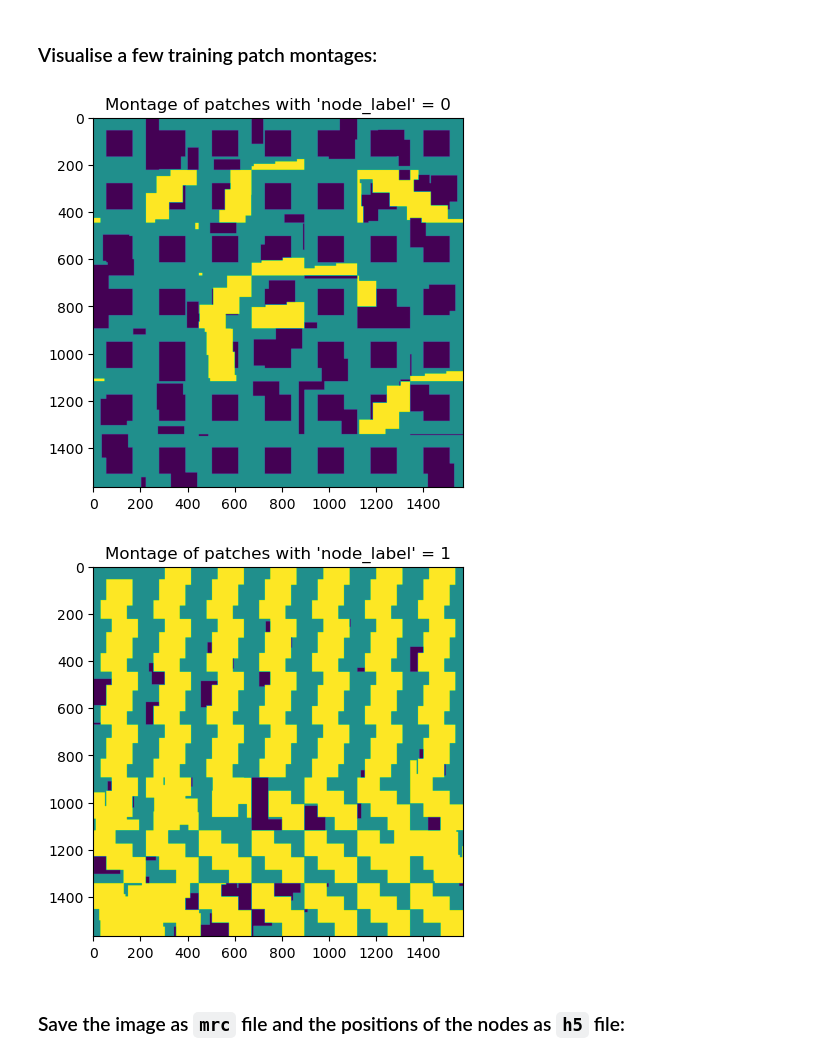
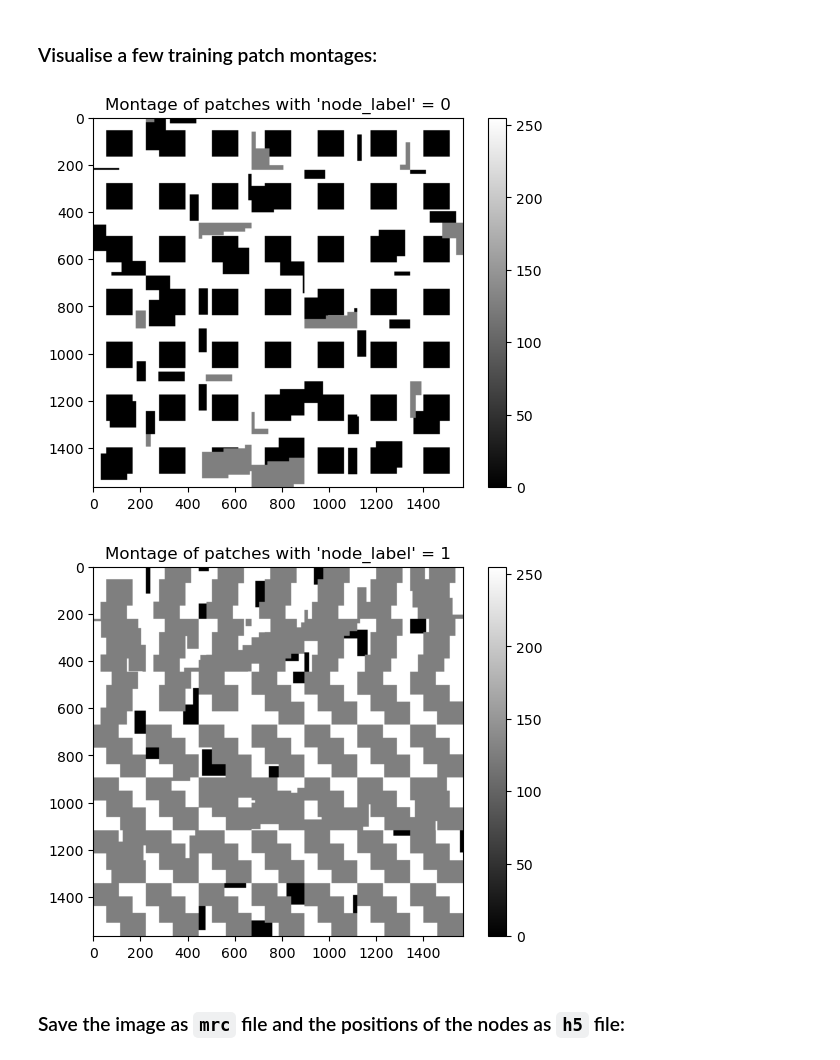
Before and after one commit to alan-turing-institute/grace, a Jupyter notebook: notebooks/optimise_image.ipynb, the cells around one changed output. Drawn from its saved outputs; the diff is of its cells as text; code cells hidden in the pictures.

Commit message:
Pad synthetic images

```diff
--- a/notebooks/optimise_image.ipynb
+++ b/notebooks/optimise_image.ipynb
@@ -44,0 +27,8 @@ plt.show()
+# %%
+value = 255
+scale = 3500
+patch = 224
+
+CROP_SHAPE = (patch, patch)
+MASK_SHAPE = tuple([p // 2 for p in CROP_SHAPE])
+CROP_SHAPE, MASK_SHAPE
@@ -83,2 +84,2 @@ def update_graph_dummy(G: nx.Graph):
 # %%
-update_graph_dummy(G)
+update_graph_dummy_predictions(G)
@@ -180,6 +205,6 @@ def synthesize_image_from_graph(G: nx.Graph, image_value: float, image_shape: tu
 # %%
 patch_shape = (112, 112)
-image = synthesize_image_from_graph(G, image_value=value, image_shape=(scale, scale), patch_shape=patch_shape)
+image = synthesize_image_from_graph(G, image_value=value, image_shape=(scale, scale), mask_shape=MASK_SHAPE, crop_shape=CROP_SHAPE)
 plt.imshow(image, cmap="binary_r")
 plt.colorbar()
 plt.show()
@@ -188,30 +213,29 @@ plt.show()
 # %% [markdown]
 ### Visualise a few training patch montages:
 # %%
-def montage_from_image(G: nx.Graph, image: np.ndarray, crop_shape: tuple[int, int]):
+# def montage_from_image(G: nx.Graph, image: np.ndarray, crop_shape: tuple[int, int]):
 
-    crops = [[], []]
-    img = np.pad(image, pad_width=crop_shape, mode='constant')
+#     crops = [[], []]
+#     for _, node in G.nodes.data():
+#         coords = node[GraphAttrs.NODE_X], node[GraphAttrs.NODE_Y]
+#         st_x, en_x = int(coords[0]) - crop_shape[0] // 2, int(coords[0]) + crop_shape[0] // 2
+#         st_y, en_y = int(coords[1]) - crop_shape[1] // 2, int(coords[1]) + crop_shape[1] // 2
 
-    for _, node in G.nodes.data():
-        coords = node[GraphAttrs.NODE_X], node[GraphAttrs.NODE_Y]
-        st_x, en_x = int(coords[0]) + crop_shape[0] - crop_shape[0] // 2, int(coords[0]) + crop_shape[0] + crop_shape[0] // 2
-        st_y, en_y = int(coords[1]) + crop_shape[1] - crop_shape[1] // 2, int(coords[1]) + crop_shape[1] + crop_shape[1] // 2
+#         # Sort crops based on labels:
+#         crop = image[st_x:en_x, st_y:en_y]
+#         crops[node['label']].append(crop)
 
-        # print (coords, node['label'], "points", st_x, en_x, st_y, en_y)
-        crop = img[st_x:en_x, st_y:en_y]
-        crops[node['label']].append(crop)
-
-    for c, crop_collection in enumerate(crops):
-        mont = montage(crop_collection[:49], grid_shape=(7, 7))
-        plt.imshow(mont)
-        plt.title(f"Montage of patches with 'node_label' = {c}")
-        plt.show()
+#     for c, crop_collection in enumerate(crops):
+#         mont = montage(crop_collection[:49], grid_shape=(7, 7))
+#         plt.imshow(mont, cmap='binary_r')
+#         plt.colorbar()
+#         plt.title(f"Montage of patches with 'node_label' = {c}")
+#         plt.show()
 # %%
-montage_from_image(G, image, crop_shape=[item*2 for item in patch_shape])
+montage_from_image(G, image, crop_shape=CROP_SHAPE)
 # %% [output]
-[figure, old version]
+[figure, new version]
-[figure, old version]
+[figure, new version]
 # %% [markdown]
 ### Save the image as `mrc` file and the positions of the nodes as `h5` file:
 # %%
```
Also changed, not shown: parts of 39 cells of this notebook, 4 other files.
